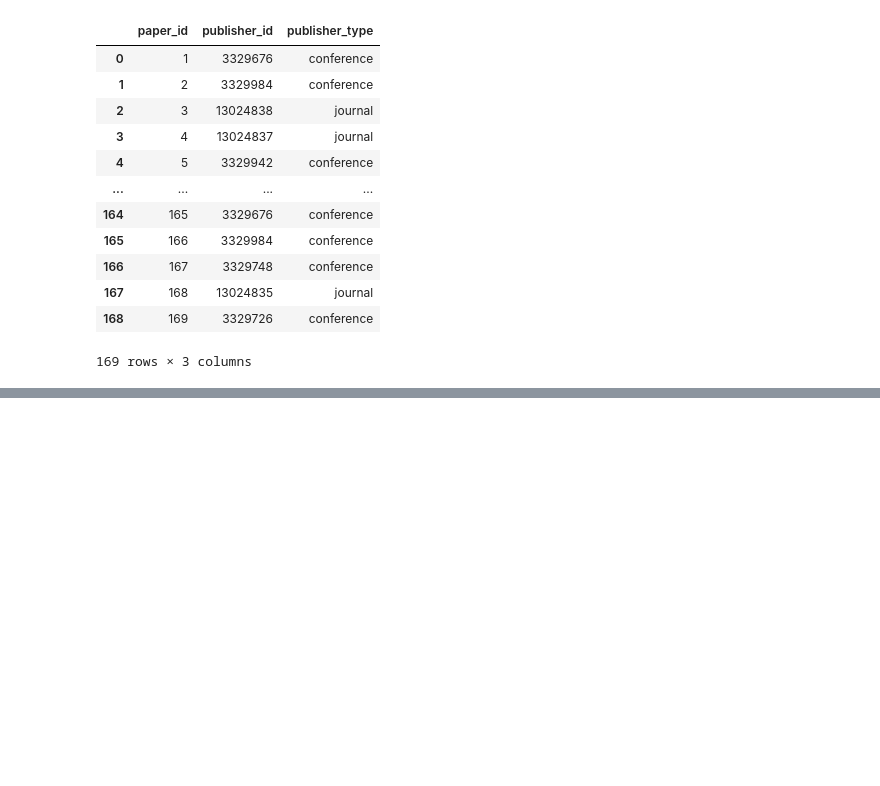
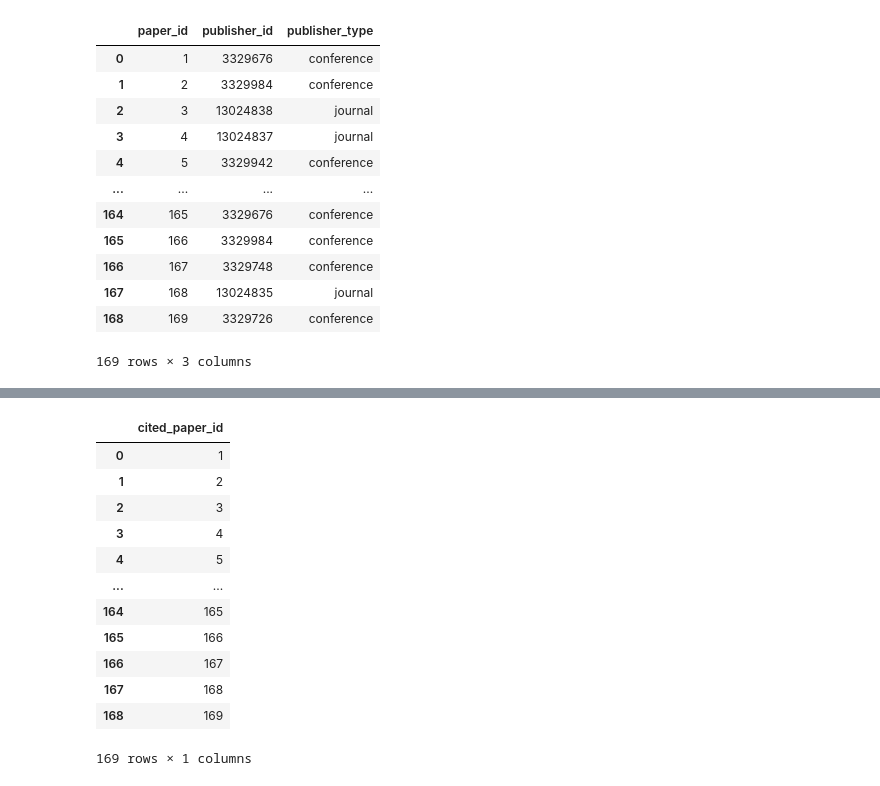
Before and after one commit to emmanuelfwerr/SDM_upc, a Jupyter notebook: notebooks/test.ipynb, the cells around one changed output, grey strips where cells are left out. Drawn from its saved outputs; the diff is of its cells as text; code cells hidden in the pictures; blank space fills up the shorter version.

```diff
--- a/notebooks/test.ipynb
+++ b/notebooks/test.ipynb
@@ -302,0 +305,6 @@ xxx.to_csv('../data/synthetic/relations/paper_TO_publisherType.csv', index=False
+# %%
+import pandas as pd
+import numpy as np
+
+papers_df = pd.read_csv('../data/synthetic/papers.csv', sep=';')
+papers_df
@@ -302,0 +325,18 @@ xxx.to_csv('../data/synthetic/relations/paper_TO_publisherType.csv', index=False
+# %%
+paper_TO_paperDF = papers_df[['id']]
+paper_TO_paperDF.columns = ['cited_paper_id']
+paper_TO_paperDF
+# %% [output]
+|  | cited_paper_id |
+| 0 | 1 |
+| 1 | 2 |
+| 2 | 3 |
+| 3 | 4 |
+| 4 | 5 |
+| ... | ... |
+| 164 | 165 |
+| 165 | 166 |
+| 166 | 167 |
+| 167 | 168 |
+| 168 | 169 |
+169 rows × 1 columns
```
Also changed, not shown: parts of 6 cells of this notebook, 25 other files.
